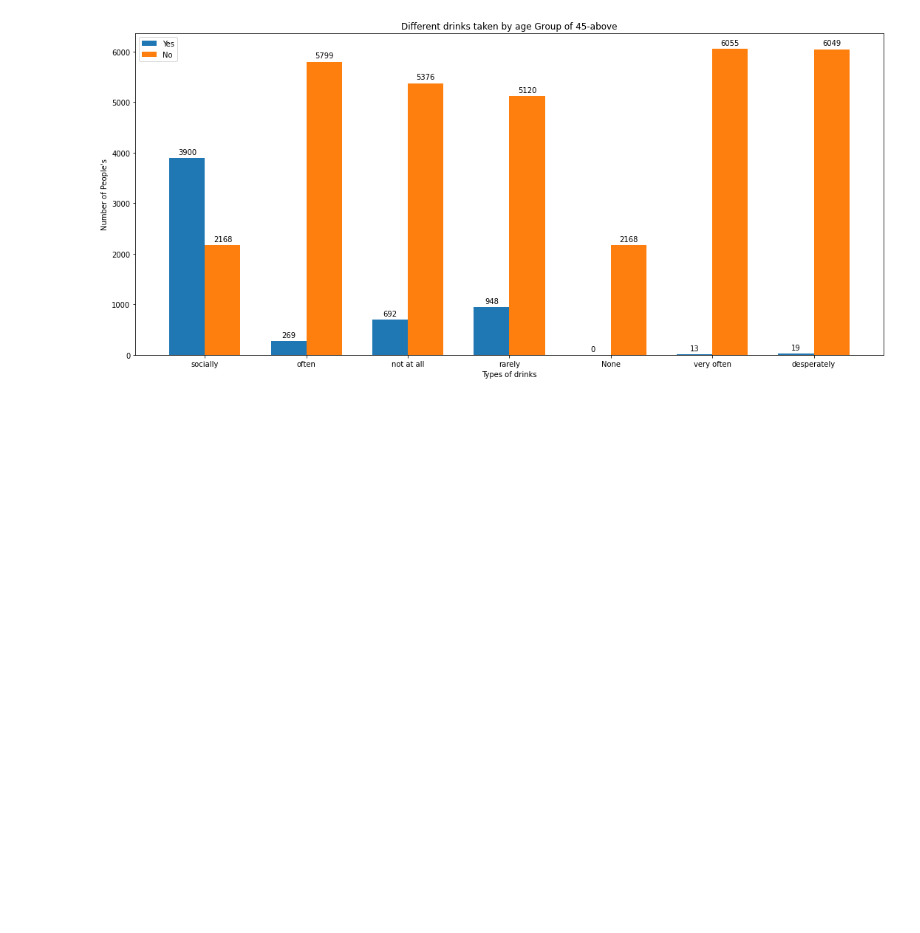
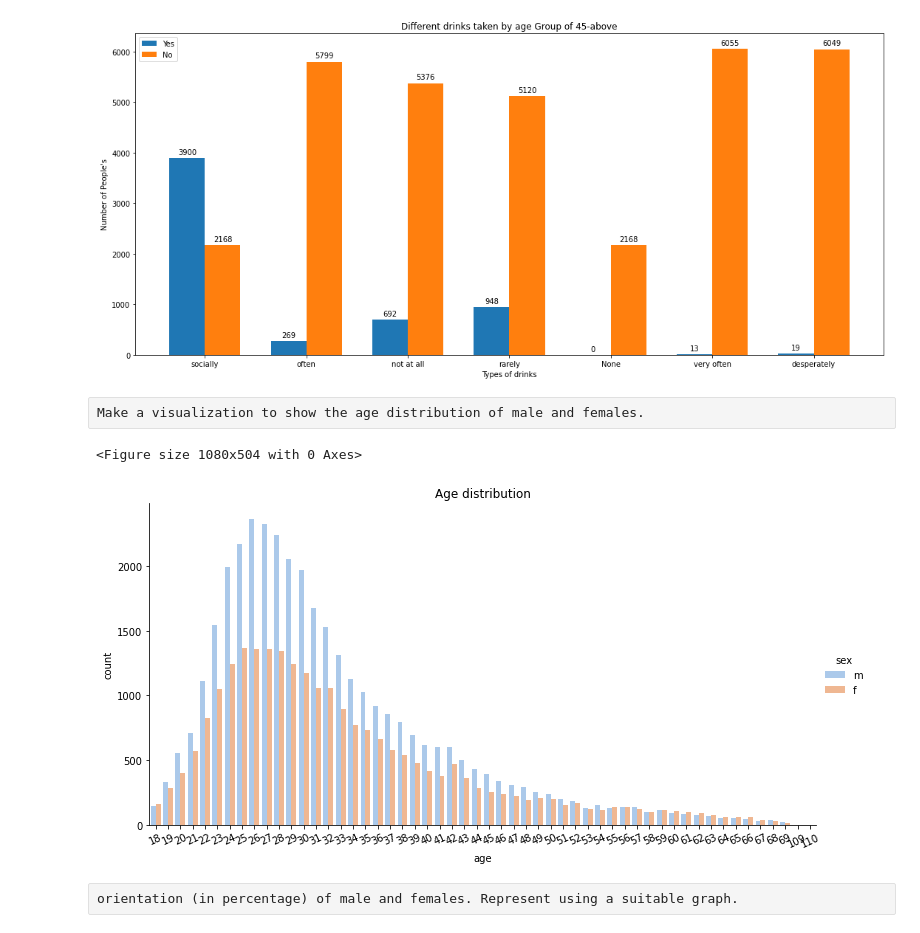
Before and after one commit to subhamyadav580/Data_analysis_of_dating_site_Dataset, a Jupyter notebook: dating_skeleton.ipynb, the cells around one changed output. Drawn from its saved outputs; the diff is of its cells as text; code cells hidden in the pictures; blank space fills up the shorter version.

Commit message:
adding some more visualizations on age columns and gender

```diff
--- a/dating_skeleton.ipynb
+++ b/dating_skeleton.ipynb
@@ -457,3 +458,18 @@ fig.tight_layout()
 plt.show()
 # %% [output]
 [figure]
+# %% [raw]
+Make a visualization to show the age distribution of male and females.
+# %%
+plt.figure(figsize=(15, 7))
+sns.catplot(x='age', data = data, kind='count', palette='pastel', hue='sex',
+            height=5, # make the plot 5 units high
+            aspect=2)
+plt.xticks(rotation = 25)
+plt.title('Age distribution')
+plt.show()
+# %% [output]
+<Figure size 1080x504 with 0 Axes>
+[figure, added]
+# %% [raw]
+orientation (in percentage) of male and females. Represent using a suitable graph.
```
Also changed, not shown: parts of 13 cells of this notebook.
